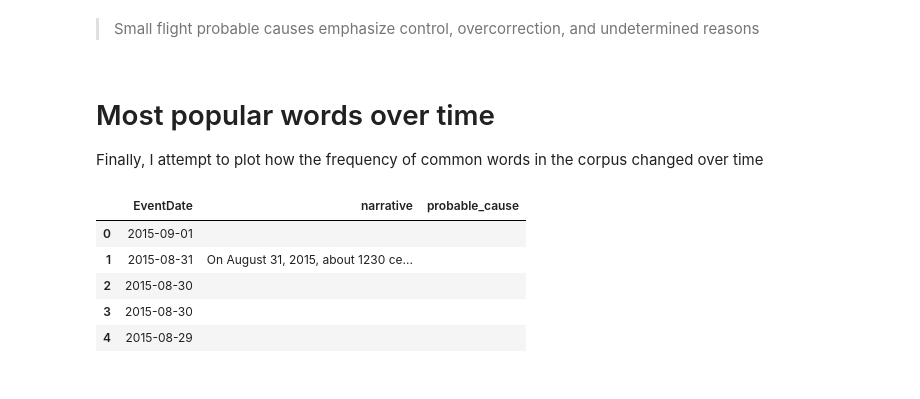
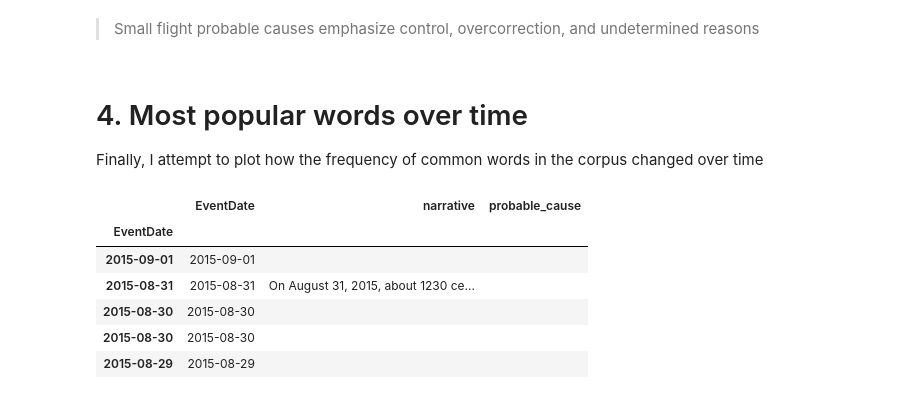
Before and after one commit to shreyejsaxena/data-scientist-exercise02, a Jupyter notebook: NTSB Analysis.ipynb, the cells around one changed output. Cells and saved outputs as stored; diff of their text form; code cells hidden in the pictures.

Commit message:
Count of words over time
Code to compute count of words over time

```diff
--- a/NTSB Analysis.ipynb
+++ b/NTSB Analysis.ipynb
@@ -568,18 +414,22 @@ Topic 9:
 # %% [markdown]
 > Small flight probable causes emphasize control, overcorrection, and undetermined reasons
 # %% [markdown]
-# Most popular words over time
+# 4. Most popular words over time
 Finally, I attempt to plot how the frequency of common words in the corpus changed over time
 # %%
 ntsb = all_data.copy()
 ntsb = ntsb[['EventDate','narrative','probable_cause']]
+
+# set a datetime index, and drop entries without an EventDate
 ntsb['EventDate'] = pd.to_datetime(ntsb['EventDate'], format="%m/%d/%Y", errors='coerce')
 ntsb.dropna(subset=['EventDate'], inplace=True)
+ntsb.index = ntsb['EventDate']
 ntsb.head()
 # %% [output]
 |  | EventDate | narrative | probable_cause |
-| 0 | 2015-09-01 |  |  |
-| 1 | 2015-08-31 | On August 31, 2015, about 1230 ce... |  |
-| 2 | 2015-08-30 |  |  |
-| 3 | 2015-08-30 |  |  |
-| 4 | 2015-08-29 |  |  |
+| EventDate |  |  |  |
+| 2015-09-01 | 2015-09-01 |  |  |
+| 2015-08-31 | 2015-08-31 | On August 31, 2015, about 1230 ce... |  |
+| 2015-08-30 | 2015-08-30 |  |  |
+| 2015-08-30 | 2015-08-30 |  |  |
+| 2015-08-29 | 2015-08-29 |  |  |
```
Also changed, not shown: parts of 46 cells of this notebook.
